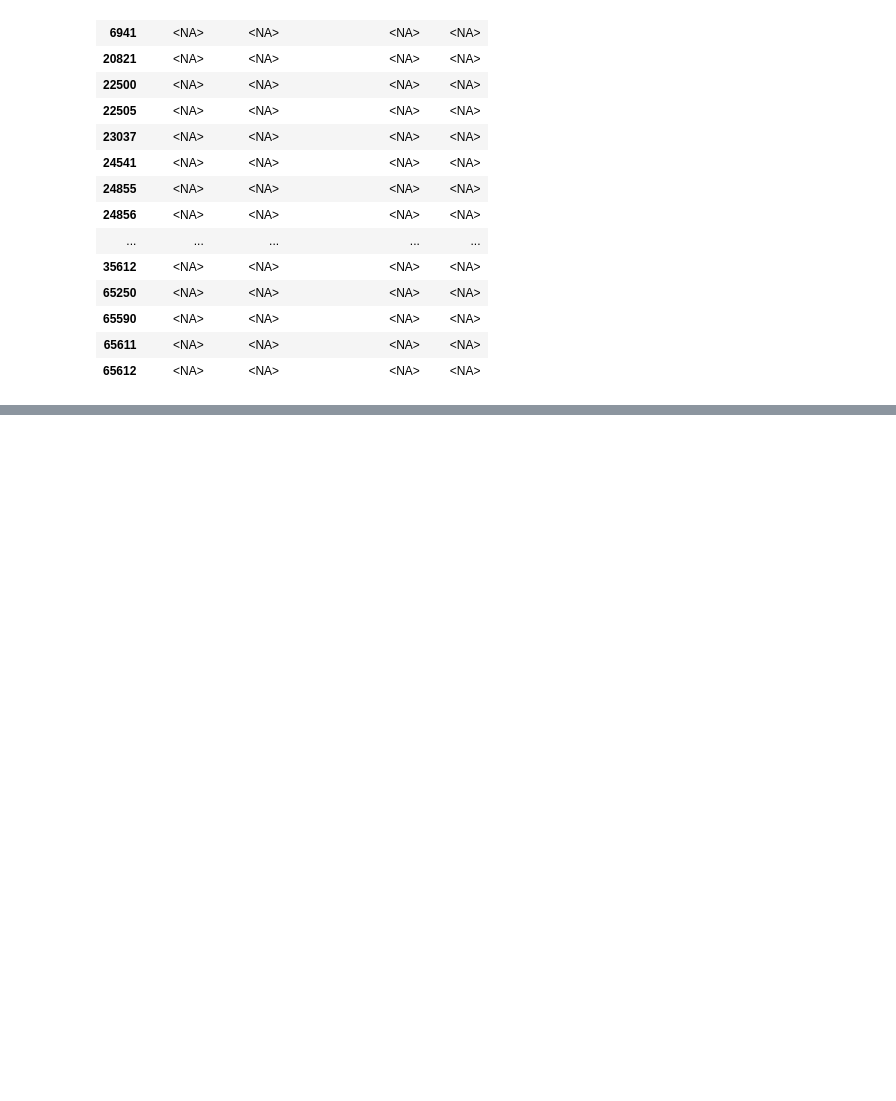
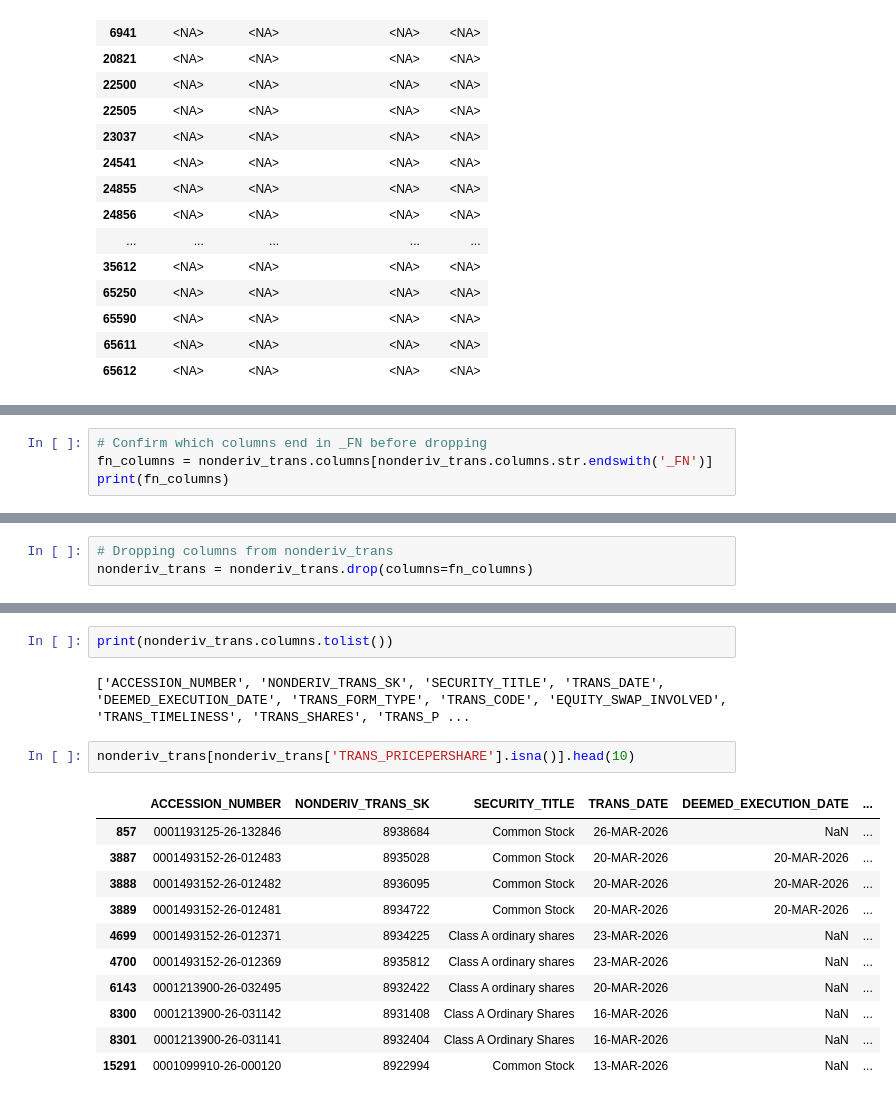
Before and after one commit to stephsorandom/the-insider-ledger, a Jupyter notebook: clean.ipynb, the cells around one changed output, grey strips where cells are left out. Drawn from its saved outputs; the diff is of its cells as text; blank space fills up the shorter version.

```diff
--- a/clean.ipynb
+++ b/clean.ipynb
@@ -198,0 +204,4 @@ reportingowner[reportingowner['RPTOWNER_RELATIONSHIP'].isna()][['is_officer', 'i
+# %%
+# Confirm which columns end in _FN before dropping
+fn_columns = nonderiv_trans.columns[nonderiv_trans.columns.str.endswith('_FN')]
+print(fn_columns)
@@ -198,0 +215,3 @@ reportingowner[reportingowner['RPTOWNER_RELATIONSHIP'].isna()][['is_officer', 'i
+# %%
+# Dropping columns from nonderiv_trans
+nonderiv_trans = nonderiv_trans.drop(columns=fn_columns)
@@ -198,0 +254,18 @@ reportingowner[reportingowner['RPTOWNER_RELATIONSHIP'].isna()][['is_officer', 'i
+# %%
+print(nonderiv_trans.columns.tolist())
+# %% [output]
+['ACCESSION_NUMBER', 'NONDERIV_TRANS_SK', 'SECURITY_TITLE', 'TRANS_DATE', 'DEEMED_EXECUTION_DATE', 'TRANS_FORM_TYPE', 'TRANS_CODE', 'EQUITY_SWAP_INVOLVED', 'TRANS_TIMELINESS', 'TRANS_SHARES', 'TRANS_P ...
+# %%
+nonderiv_trans[nonderiv_trans['TRANS_PRICEPERSHARE'].isna()].head(10)
+# %% [output]
+|  | ACCESSION_NUMBER | NONDERIV_TRANS_SK | SECURITY_TITLE | TRANS_DATE | DEEMED_EXECUTION_DATE | ... |
+| 857 | 0001193125-26-132846 | 8938684 | Common Stock | 26-MAR-2026 | NaN | ... |
+| 3887 | 0001493152-26-012483 | 8935028 | Common Stock | 20-MAR-2026 | 20-MAR-2026 | ... |
+| 3888 | 0001493152-26-012482 | 8936095 | Common Stock | 20-MAR-2026 | 20-MAR-2026 | ... |
+| 3889 | 0001493152-26-012481 | 8934722 | Common Stock | 20-MAR-2026 | 20-MAR-2026 | ... |
+| 4699 | 0001493152-26-012371 | 8934225 | Class A ordinary shares | 23-MAR-2026 | NaN | ... |
+| 4700 | 0001493152-26-012369 | 8935812 | Class A ordinary shares | 23-MAR-2026 | NaN | ... |
+| 6143 | 0001213900-26-032495 | 8932422 | Class A ordinary shares | 20-MAR-2026 | NaN | ... |
+| 8300 | 0001213900-26-031142 | 8931408 | Class A Ordinary Shares | 16-MAR-2026 | NaN | ... |
+| 8301 | 0001213900-26-031141 | 8932404 | Class A Ordinary Shares | 16-MAR-2026 | NaN | ... |
+| 15291 | 0001099910-26-000120 | 8922994 | Common Stock | 13-MAR-2026 | NaN | ... |
```
Also changed, not shown: parts of 15 cells of this notebook, 1 other file.
